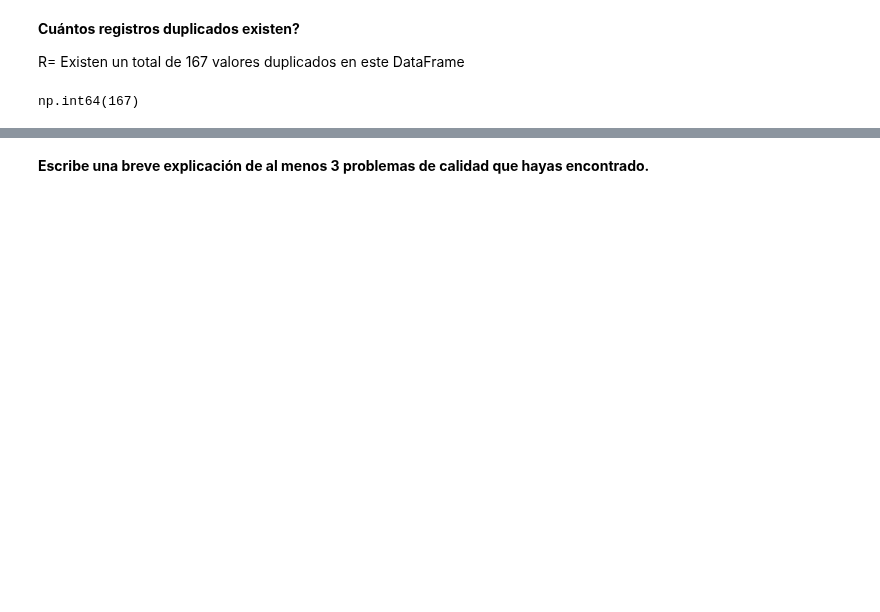
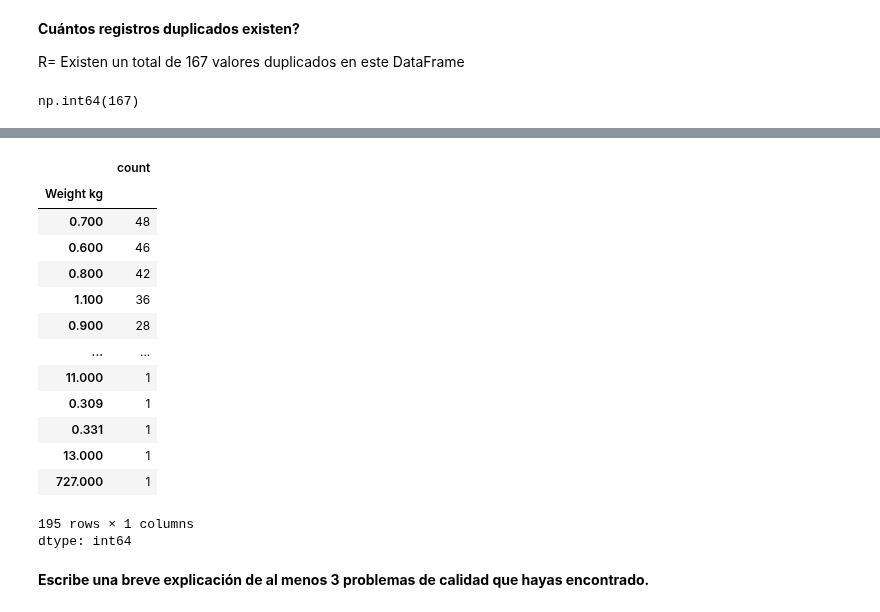
Before and after one commit to juanalvarez2491-web/Entregables-BIT-JuanCarlosAlvarezOchoa, a Jupyter notebook: Actividad_2_Limpieza_y_análisis_de_datos_con_Pandas_+_NumPy.ipynb, the cells around one changed output, grey strips where cells are left out. Drawn from its saved outputs; the diff is of its cells as text; code cells hidden in the pictures; blank space fills up the shorter version.

```diff
--- a/Actividad_2_Limpieza_y_análisis_de_datos_con_Pandas_+_NumPy.ipynb
+++ b/Actividad_2_Limpieza_y_análisis_de_datos_con_Pandas_+_NumPy.ipynb
@@ -84,0 +139,18 @@ np.int64(167)
+# %%
+df['Weight kg'].value_counts()
+# %% [output]
+|  | count |
+| Weight kg |  |
+| 0.700 | 48 |
+| 0.600 | 46 |
+| 0.800 | 42 |
+| 1.100 | 36 |
+| 0.900 | 28 |
+| ... | ... |
+| 11.000 | 1 |
+| 0.309 | 1 |
+| 0.331 | 1 |
+| 13.000 | 1 |
+| 727.000 | 1 |
+195 rows × 1 columns
+dtype: int64
```
Also changed, not shown: parts of 6 cells of this notebook.
